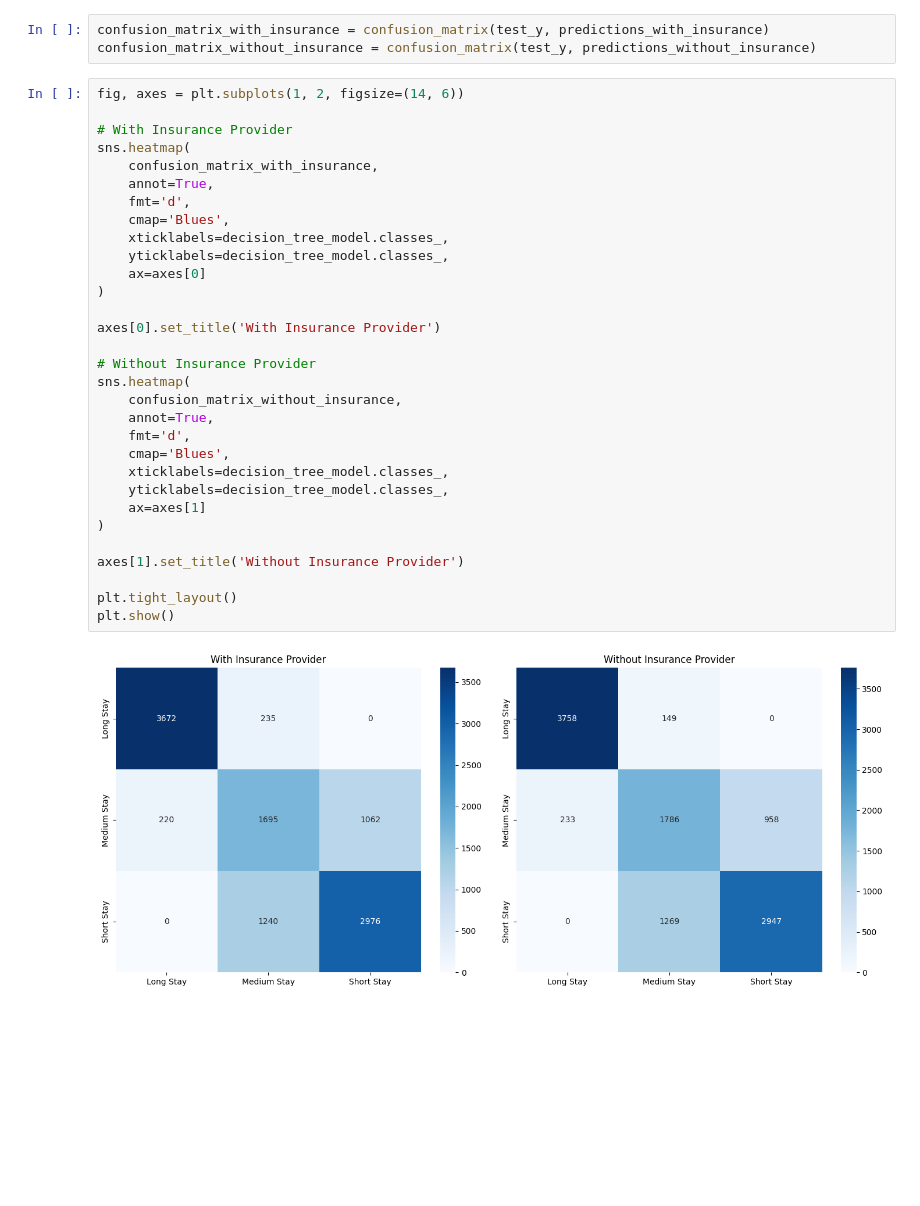
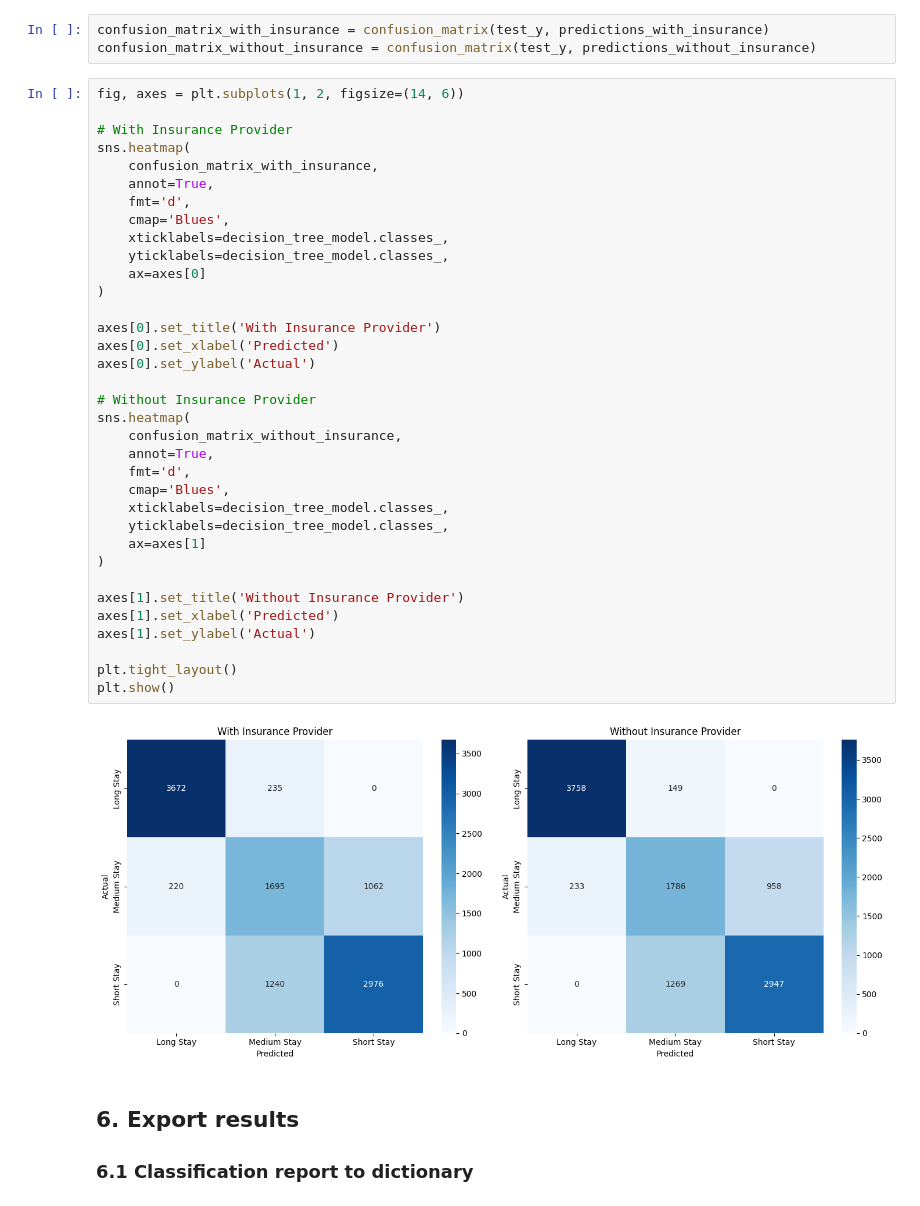
Before and after one commit to souigoralvim/length-of-stay-descomplica, a Jupyter notebook: notebooks/03_Decision_tree_model.ipynb, the cells around one changed output. Saved outputs shown, nothing was run; the diff lists cells and outputs as text; blank space fills up the shorter version.

```diff
--- a/notebooks/03_Decision_tree_model.ipynb
+++ b/notebooks/03_Decision_tree_model.ipynb
@@ -122,31 +122,39 @@ fig, axes = plt.subplots(1, 2, figsize=(14, 6))
 
 # With Insurance Provider
 sns.heatmap(
     confusion_matrix_with_insurance,
     annot=True,
     fmt='d',
     cmap='Blues',
     xticklabels=decision_tree_model.classes_,
     yticklabels=decision_tree_model.classes_,
     ax=axes[0]
 )
 
 axes[0].set_title('With Insurance Provider')
+axes[0].set_xlabel('Predicted')
+axes[0].set_ylabel('Actual')
 
 # Without Insurance Provider
 sns.heatmap(
     confusion_matrix_without_insurance,
     annot=True,
     fmt='d',
     cmap='Blues',
     xticklabels=decision_tree_model.classes_,
     yticklabels=decision_tree_model.classes_,
     ax=axes[1]
 )
 
 axes[1].set_title('Without Insurance Provider')
+axes[1].set_xlabel('Predicted')
+axes[1].set_ylabel('Actual')
 
 plt.tight_layout()
 plt.show()
 # %% [output]
-[figure, old version]
+[figure, new version]
+# %% [markdown]
+## 6. Export results
+
+### 6.1 Classification report to dictionary
```
Also changed, not shown: parts of 7 cells of this notebook.
